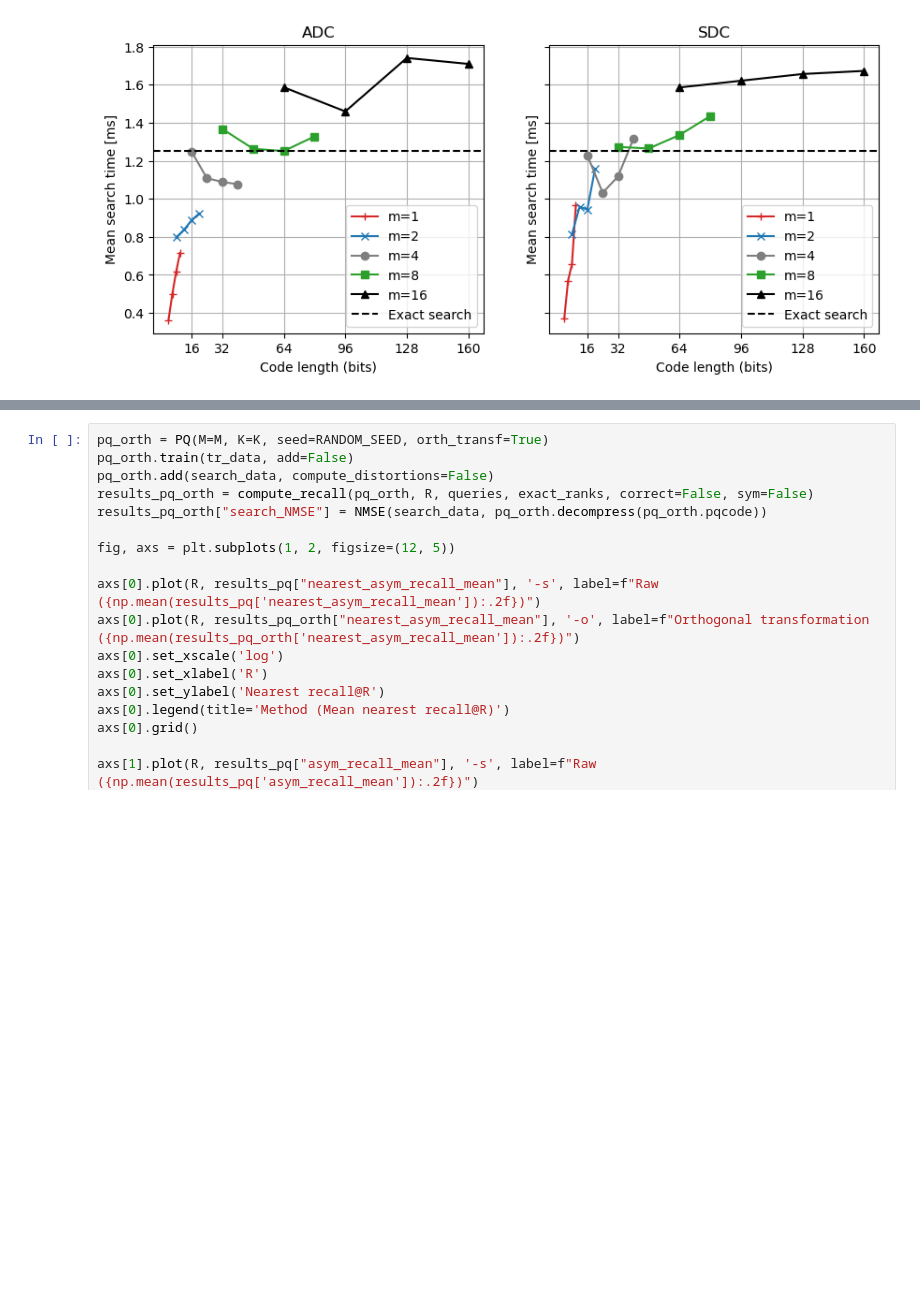
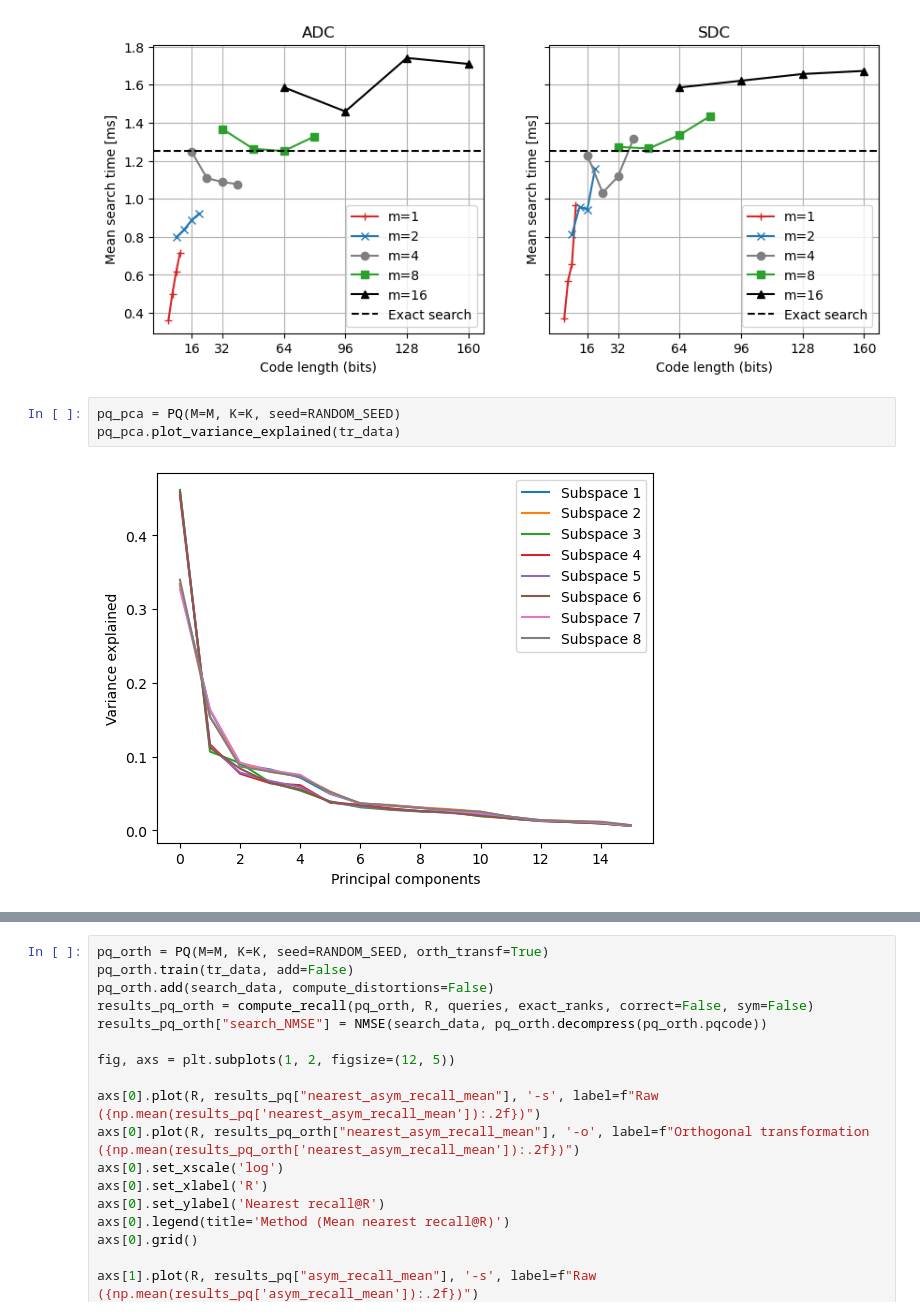
Before and after one commit to iretes/IR-proj, a Jupyter notebook: experiments.ipynb, the cells around one changed output, grey strips where cells are left out. Drawn from its saved outputs; the diff is of its cells as text; blank space fills up the shorter version.

```diff
--- a/experiments.ipynb
+++ b/experiments.ipynb
@@ -737,3 +735,8 @@ axs[1].legend()
 axs[1].grid()
 # %% [output]
 [figure]
+# %%
+pq_pca = PQ(M=M, K=K, seed=RANDOM_SEED)
+pq_pca.plot_variance_explained(tr_data)
+# %% [output]
+[figure, added]
```
Also changed, not shown: parts of 8 cells of this notebook, 1 other file.
